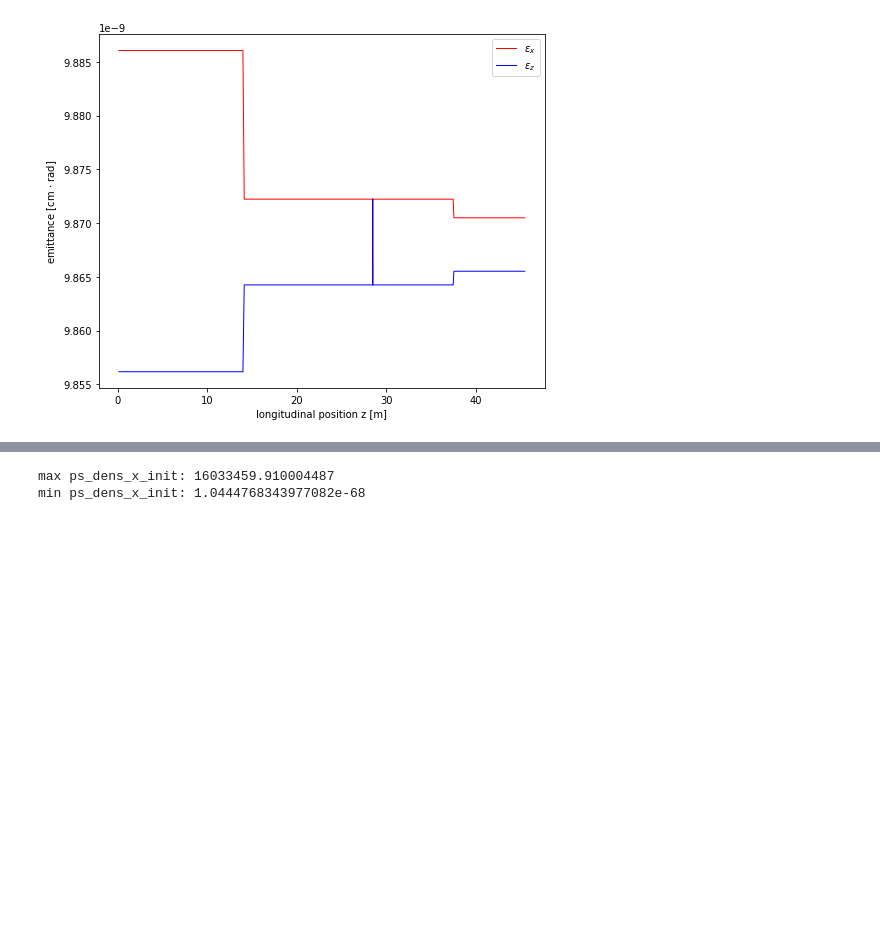
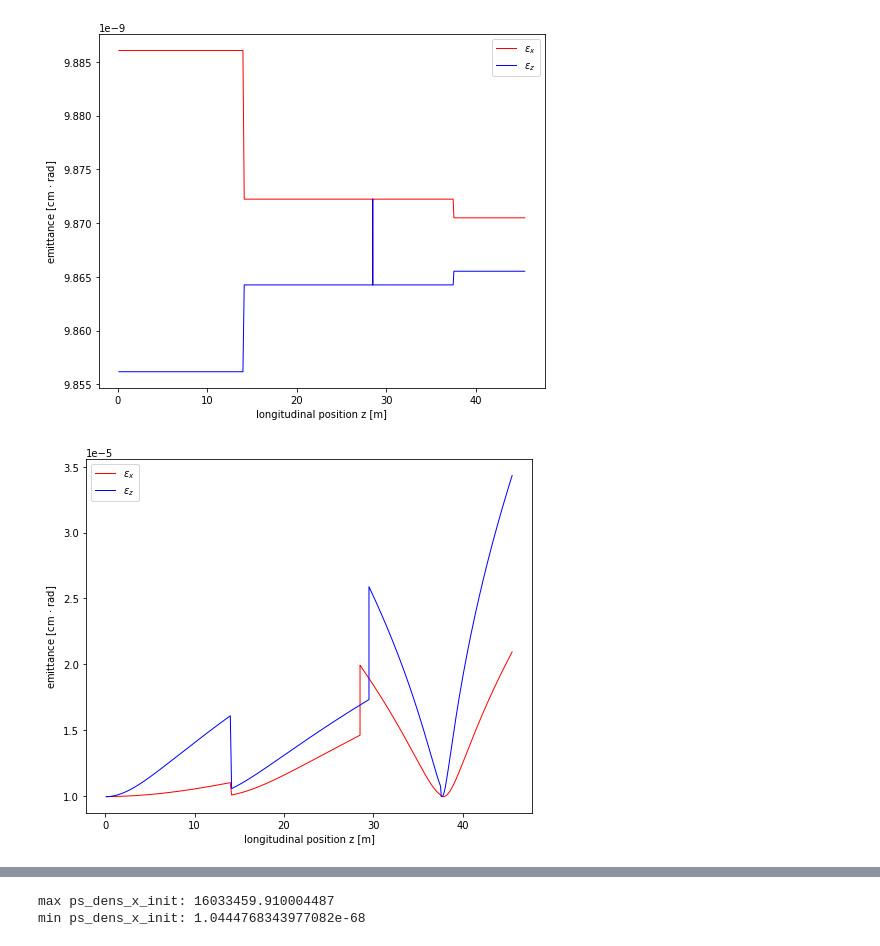
Before and after one commit to radiasoft/rslight, a Jupyter notebook: shadow/kb_double_aperture01.ipynb, the cells around one changed output, grey strips where cells are left out. Cells and saved outputs as stored; diff of their text form; code cells hidden in the pictures; blank space fills up the shorter version.

```diff
--- a/shadow/kb_double_aperture01.ipynb
+++ b/shadow/kb_double_aperture01.ipynb
@@ -209,10 +209,9 @@ def calculate_stats(pos, oe, beam):
             sigdix=math.sqrt(res[1, 1]),
             sigmaz=math.sqrt(res[2, 2]) * 1e-2,
             sigdiz=math.sqrt(res[3, 3]),
-            # sigxdix=res[0,1] * 1e-2,
-            # sigzdiz=res[2,3] * 1e-2,
-            # emit_x = numpy.sqrt(res[0,0] * res[1,1] - res[0,1] * res[0,1]),
-            # emit_z = numpy.sqrt(res[2,2] * res[3,3] - res[2,3] * res[2,3]),
+            sigxdix=res[0,1] * 1e-2,
+            sigzdiz=res[2,3] * 1e-2,
+
         ))
 
     return pos
@@ -241,6 +240,12 @@ def process_stats():
         xz = numpy.array(xz)
         return ((1/2) * numpy.arctan(2 * scale * xz / (x ** 2 - z ** 2))).tolist()
 
+    # 1. compute these values (emit_x, emit_z) in function:
+    def compute_emittance(res):
+        res.emit_x = numpy.sqrt(numpy.array(res.sigmax) * numpy.array(res.sigdix) - numpy.array(res.sigxdix) * numpy.array(res.sigxdix))
+        res.emit_z = numpy.sqrt(numpy.array(res.sigmaz) * numpy.array(res.sigdiz) - numpy.array(res.sigzdiz) * numpy.array(res.sigzdiz))
+
+
     def rotated_values(stats, field):
         if field == 'sigmaxz':
             return [-v.sigma_mx[0][2] if v.isRotated else v.sigma_mx[0][2] for v in stats]
@@ -255,10 +260,13 @@ def process_stats():
     res = PKDict(
         s=[v.s for v in beam_stats],
     )
-    for f in ('sigmax', 'sigdix', 'sigmaz', 'sigdiz', 'sigmaxz', 'sigmaxpzp', 'x', 'xp', 'z', 'zp'):
+
+    # 2. include here any values you want to carry from beam_stats
+    for f in ('sigmax', 'sigdix', 'sigmaz', 'sigdiz', 'sigmaxz', 'sigmaxpzp', 'x', 'xp', 'z', 'zp', 'sigxdix', 'sigzdiz'):
         res[f] = rotated_values(beam_stats, f)
     res.angxz = compute_angx(res.sigmax, res.sigmaz, res.sigmaxz, scale=1e-4)
     res.angxpzp = compute_angx(res.sigdix, res.sigdiz, res.sigmaxpzp)
+    compute_emittance(res)
     return res
 
 def run_shadow_simulation():
@@ -846,3 +902,17 @@ ax.legend()
 fig.show()
 # %% [output]
 [figure]
+# %%
+# plot stats.s vs stats.emit_x, stats.emit_z
+fig = plt.figure(figsize=(8,6.5))
+ax = fig.gca()
+ax.plot(stats.s, numpy.multiply(stats.emit_x, 1),'r-', lw = 1, label = r'$\epsilon_x$')
+ax.plot(stats.s, numpy.multiply(stats.emit_z, 1),'b-', lw = 1, label = r'$\epsilon_z$')
+ax.set_xlabel(r'longitudinal position z [m]')
+ax.set_ylabel(r'emittance [cm $\cdot$ rad]')
+ax.legend()
+# plt.xlim(0, 38)
+# plt.ylim(0, 0.0012)
+fig.show()
+# %% [output]
+[figure, added]
```
Also changed, not shown: parts of 6 cells of this notebook.
